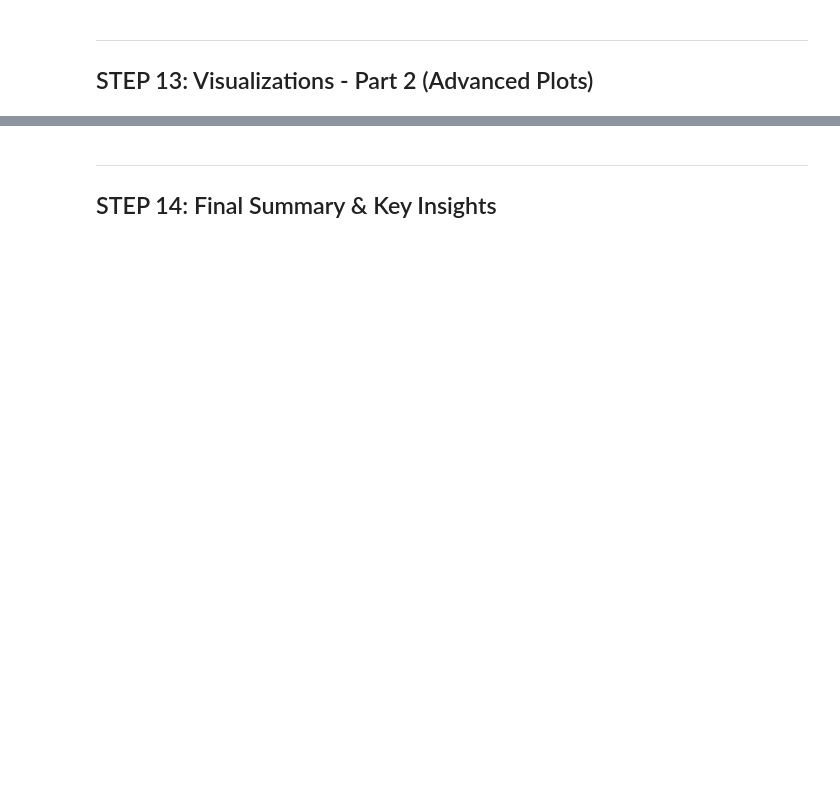
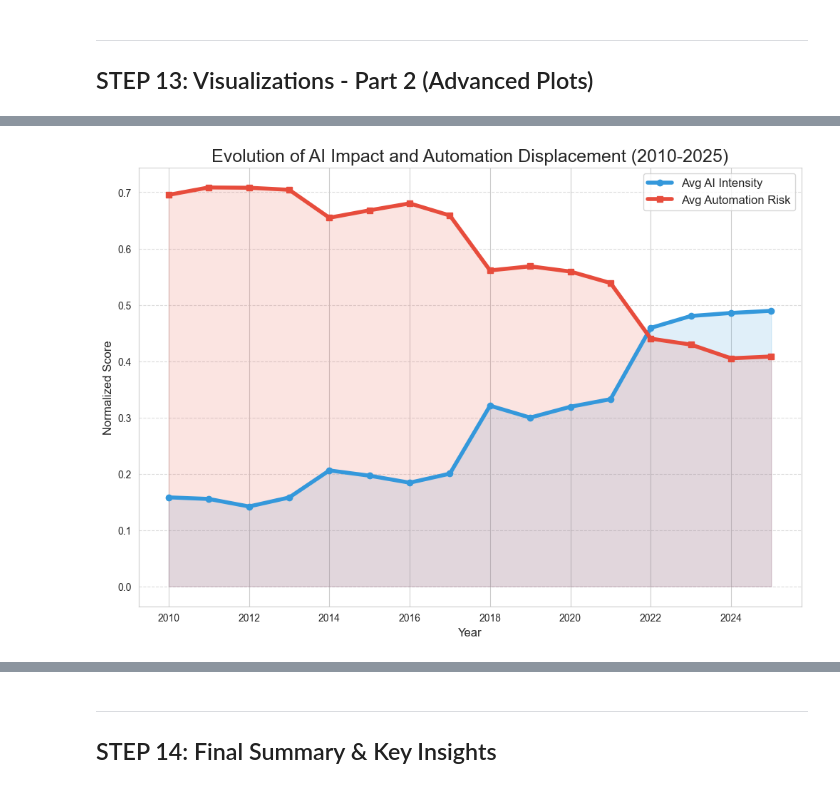
Before and after one commit to singhan14/global-ai-job-impact, a Jupyter notebook: notebooks/Complete_EDA_Analysis.ipynb, the cells around one changed output, grey strips where cells are left out. Saved outputs shown, nothing was run; the diff lists cells and outputs as text; code cells hidden in the pictures; blank space fills up the shorter version.

```diff
--- a/notebooks/Complete_EDA_Analysis.ipynb
+++ b/notebooks/Complete_EDA_Analysis.ipynb
@@ -1397,0 +1613,17 @@ Advanced plots created and saved!
+# %%
+yearly = df.groupby('posting_year')[['ai_intensity_score', 'automation_risk_score']].mean().reset_index()
+
+plt.plot(yearly['posting_year'], yearly['ai_intensity_score'], label='Avg AI Intensity', linewidth=4, marker='o', color='#3498db')
+plt.plot(yearly['posting_year'], yearly['automation_risk_score'], label='Avg Automation Risk', linewidth=4, marker='s', color='#e74c3c')
+
+plt.fill_between(yearly['posting_year'], yearly['ai_intensity_score'], alpha=0.15, color='#3498db')
+plt.fill_between(yearly['posting_year'], yearly['automation_risk_score'], alpha=0.15, color='#e74c3c')
+
+plt.title('Evolution of AI Impact and Automation Displacement (2010-2025)', fontsize=18)
+plt.xlabel('Year', fontsize=12)
+plt.ylabel('Normalized Score', fontsize=12)
+plt.legend(frameon=True, fontsize=12)
+plt.grid(axis='y', linestyle='--', alpha=0.7)
+plt.show()
+# %% [output]
+[figure, added]
```
Also changed, not shown: parts of 54 cells of this notebook, 1 other file.
